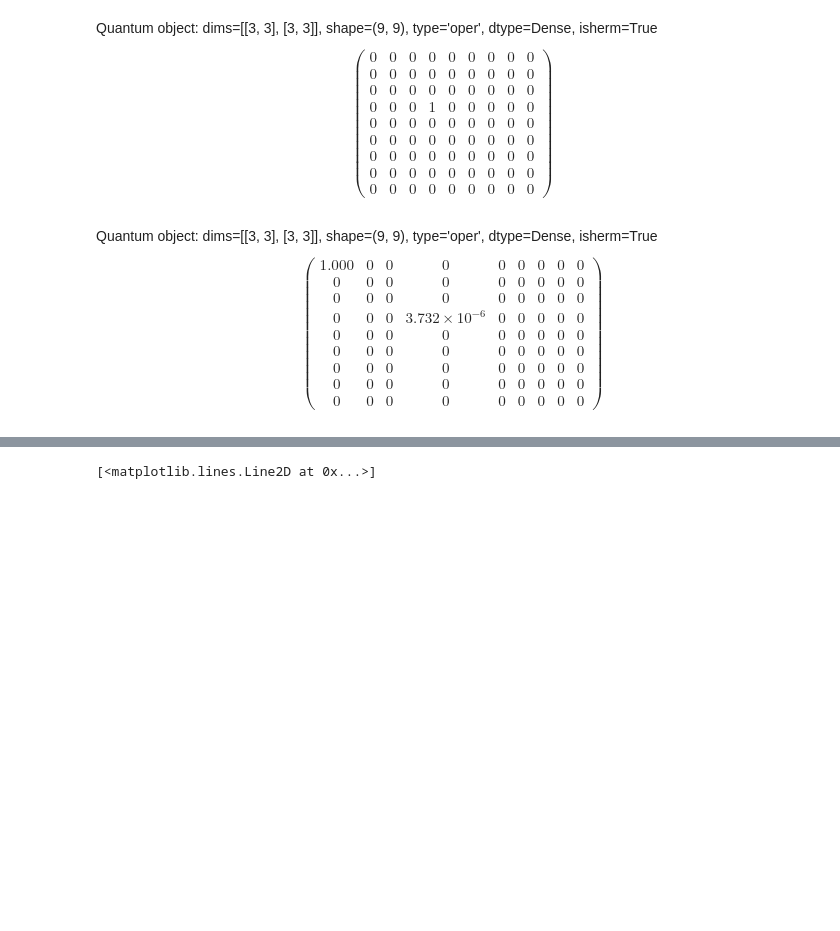
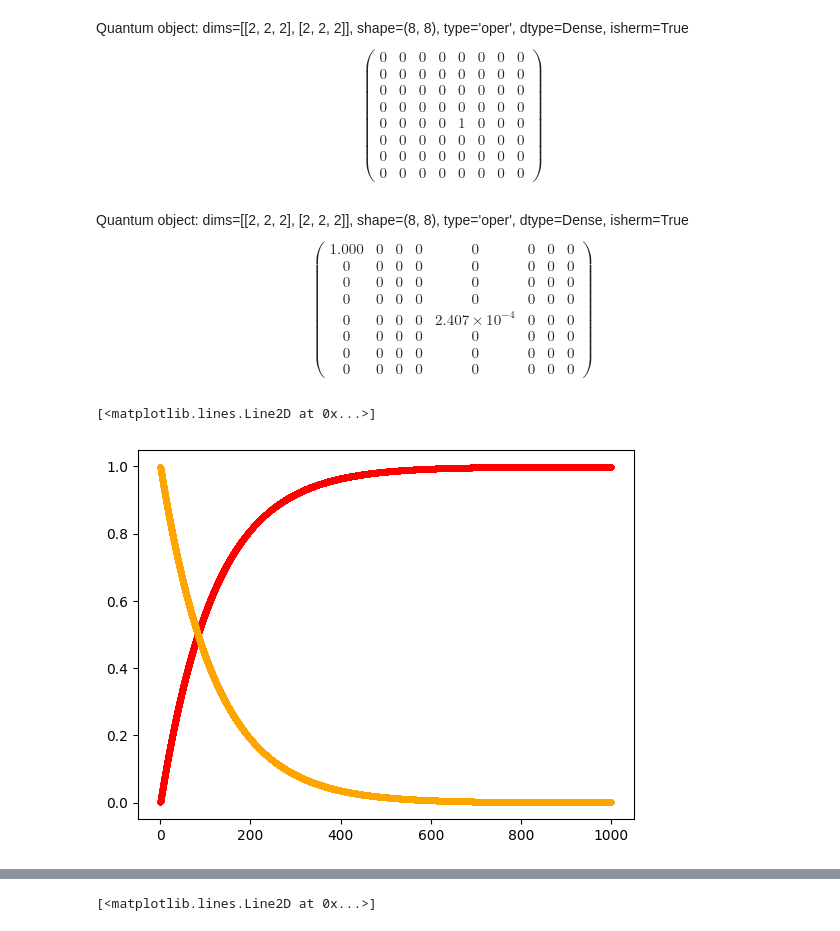
Before and after one commit to Pitt-JonesLab/quantum_logical, a Jupyter notebook: src/notebooks/error_correction/12_t1_gain.ipynb, the cells around one changed output, grey strips where cells are left out. Saved outputs shown, nothing was run; the diff lists cells and outputs as text; code cells hidden in the pictures; blank space fills up the shorter version.

```diff
--- a/src/notebooks/error_correction/12_t1_gain.ipynb
+++ b/src/notebooks/error_correction/12_t1_gain.ipynb
@@ -13,10 +13,10 @@ from scipy.optimize import curve_fit
 # generating parameters and creating initial state
 T1 = 40
 T2 = 8
-N = 2
-dim = 3
+N = 3
+dim = 2
 trotter_dt = .02
-psi0 = qt.tensor(qt.basis(dim, 1), qt.basis(dim, 0))
+psi0 = qt.tensor(qt.basis(dim, 1), qt.basis(dim, 0), qt.basis(dim, 0))
 rho0 = psi0 * psi0.dag()
 amp_damp_channel = AmplitudeDamping(T1, num_qubits=N, hilbert_space_dim=dim)
 phase_damp_channel = PhaseDamping(T1, T2, num_qubits=N, hilbert_space_dim=dim)
@@ -29,10 +29,27 @@ trotter = TrotterGroup(
 qt.Qobj(amp_damp_channel._create_single_qubit_operators(T1=1)[1])
 rho0
 # %% [output]
-Quantum object: dims=[[3, 3], [3, 3]], shape=(9, 9), type='oper', dtype=Dense, isherm=True$$\left(\begin{array}{cc}0 & 0 & 0 & 0 & 0 & 0 & 0 & 0 & 0\\0 & 0 & 0 & 0 & 0 & 0 & 0 & 0 & 0\\0 & 0 & 0 & 0 & 0 & 0 & 0 & 0 & 0\\0 & 0 & 0 & 1 & 0 & 0 & 0 & 0 & 0\\0 & 0 & 0 & 0 & 0 & 0 & 0 & 0 & 0\\0 & 0 & 0 & 0 & 0 & 0 & 0 & 0 & 0\\0 & 0 & 0 & 0 & 0 & 0 & 0 & 0 & 0\\0 & 0 & 0 & 0 & 0 & 0 & 0 & 0 & 0\\0 & 0 & 0 & 0 & 0 & 0 & 0 & 0 & 0\end{array}\right)$$
+Quantum object: dims=[[2, 2, 2], [2, 2, 2]], shape=(8, 8), type='oper', dtype=Dense, isherm=True$$\left(\begin{array}{cc}0 & 0 & 0 & 0 & 0 & 0 & 0 & 0\\0 & 0 & 0 & 0 & 0 & 0 & 0 & 0\\0 & 0 & 0 & 0 & 0 & 0 & 0 & 0\\0 & 0 & 0 & 0 & 0 & 0 & 0 & 0\\0 & 0 & 0 & 0 & 1 & 0 & 0 & 0\\0 & 0 & 0 & 0 & 0 & 0 & 0 & 0\\0 & 0 & 0 & 0 & 0 & 0 & 0 & 0\\0 & 0 & 0 & 0 & 0 & 0 & 0 & 0\end{array}\right)$$
 # %%
 dur = 1000
 rho_delay = trotter.apply(state=rho0, duration=dur, discrete_unitary=qt.qeye(dim ** N))
 rho_delay[-1]
 # %% [output]
-Quantum object: dims=[[3, 3], [3, 3]], shape=(9, 9), type='oper', dtype=Dense, isherm=True$$\left(\begin{array}{cc}1.000 & 0 & 0 & 0 & 0 & 0 & 0 & 0 & 0\\0 & 0 & 0 & 0 & 0 & 0 & 0 & 0 & 0\\0 & 0 & 0 & 0 & 0 & 0 & 0 & 0 & 0\\0 & 0 & 0 & 3.732\times10^{ -6 } & 0 & 0 & 0 & 0 & 0\\0 & 0 & 0 & 0 & 0 & 0 & 0 & 0 & 0\\0 & 0 & 0 & 0 & 0 & 0 & 0 & 0 & 0\\0 & 0 & 0 & 0 & 0 & 0 & 0 & 0 & 0\\0 & 0 & 0 & 0 & 0 & 0 & 0 & 0 & 0\\0 & 0 & 0 & 0 & 0 & 0 & 0 & 0 & 0\end{array}\right)$$
+Quantum object: dims=[[2, 2, 2], [2, 2, 2]], shape=(8, 8), type='oper', dtype=Dense, isherm=True$$\left(\begin{array}{cc}1.000 & 0 & 0 & 0 & 0 & 0 & 0 & 0\\0 & 0 & 0 & 0 & 0 & 0 & 0 & 0\\0 & 0 & 0 & 0 & 0 & 0 & 0 & 0\\0 & 0 & 0 & 0 & 0 & 0 & 0 & 0\\0 & 0 & 0 & 0 & 2.407\times10^{ -4 } & 0 & 0 & 0\\0 & 0 & 0 & 0 & 0 & 0 & 0 & 0\\0 & 0 & 0 & 0 & 0 & 0 & 0 & 0\\0 & 0 & 0 & 0 & 0 & 0 & 0 & 0\end{array}\right)$$
+# %%
+# data gathering for plot generation
+ggg = []
+egg = []
+values = []
+for i in rho_delay:
+    ggg.append(i[0, 0])
+    egg.append(i[4, 4])
+
+time = np.linspace(0, dur, len(rho_delay))
+
+fig, ax = plt.subplots()
+ax.plot(time, ggg, marker = '.', color = "r")
+ax.plot(time, egg, marker = '.', color = "orange")
+# %% [output]
+[<matplotlib.lines.Line2D at 0x...>]
+[figure, added]
```
Also changed, not shown: parts of 5 cells of this notebook.
